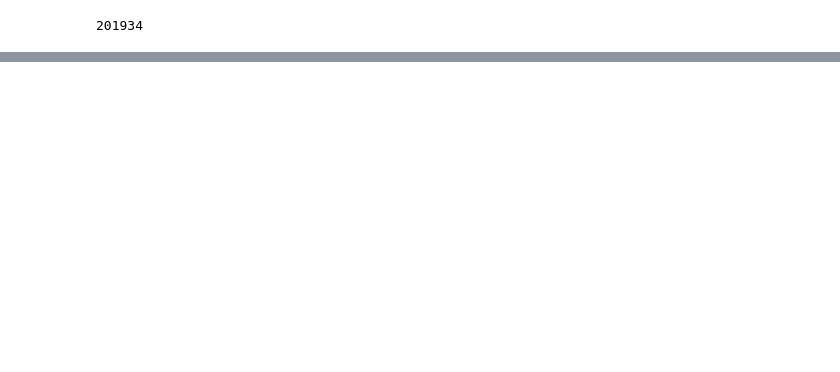
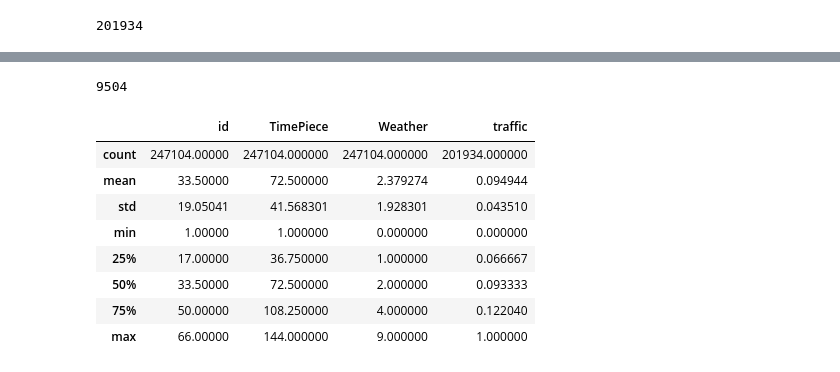
Before and after one commit to sndnyang/kaggle, a Jupyter notebook: didi/预处理.ipynb, the cells around one changed output, grey strips where cells are left out. Saved outputs shown, nothing was run; the diff lists cells and outputs as text; code cells hidden in the pictures; blank space fills up the shorter version.

```diff
--- a/didi/预处理.ipynb
+++ b/didi/预处理.ipynb
@@ -563,0 +371,3 @@ sdgt_df[sdgt_df.traffic.isnull()]
+# %%
+weather_df = pd.read_csv(another_weather, dtype={'TimePiece': np.int16, 'Weather': np.int8})
+weather_df.describe()
@@ -563,0 +438,17 @@ sdgt_df[sdgt_df.traffic.isnull()]
+# %%
+66 * 144
+# %% [output]
+9504
+# %%
+temp_df = temp_df.merge(all_traffic, on=['id', 'Date', 'TimePiece'], how='left')
+temp_df.describe()
+# %% [output]
+|  | id | TimePiece | Weather | traffic |
+| count | 247104.00000 | 247104.000000 | 247104.000000 | 201934.000000 |
+| mean | 33.50000 | 72.500000 | 2.379274 | 0.094944 |
+| std | 19.05041 | 41.568301 | 1.928301 | 0.043510 |
+| min | 1.00000 | 1.000000 | 0.000000 | 0.000000 |
+| 25% | 17.00000 | 36.750000 | 1.000000 | 0.066667 |
+| 50% | 33.50000 | 72.500000 | 2.000000 | 0.093333 |
+| 75% | 50.00000 | 108.250000 | 4.000000 | 0.122040 |
+| max | 66.00000 | 144.000000 | 9.000000 | 1.000000 |
```
Also changed, not shown: parts of 82 cells of this notebook.
